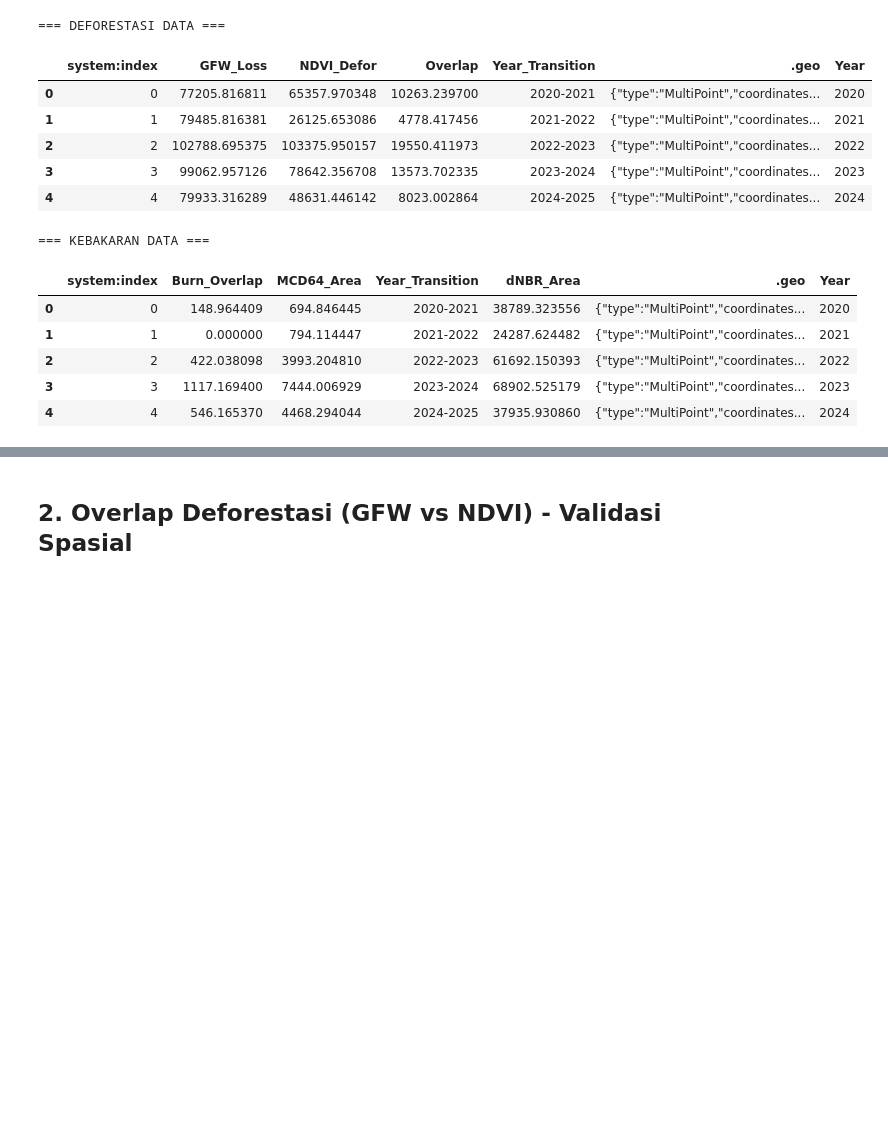
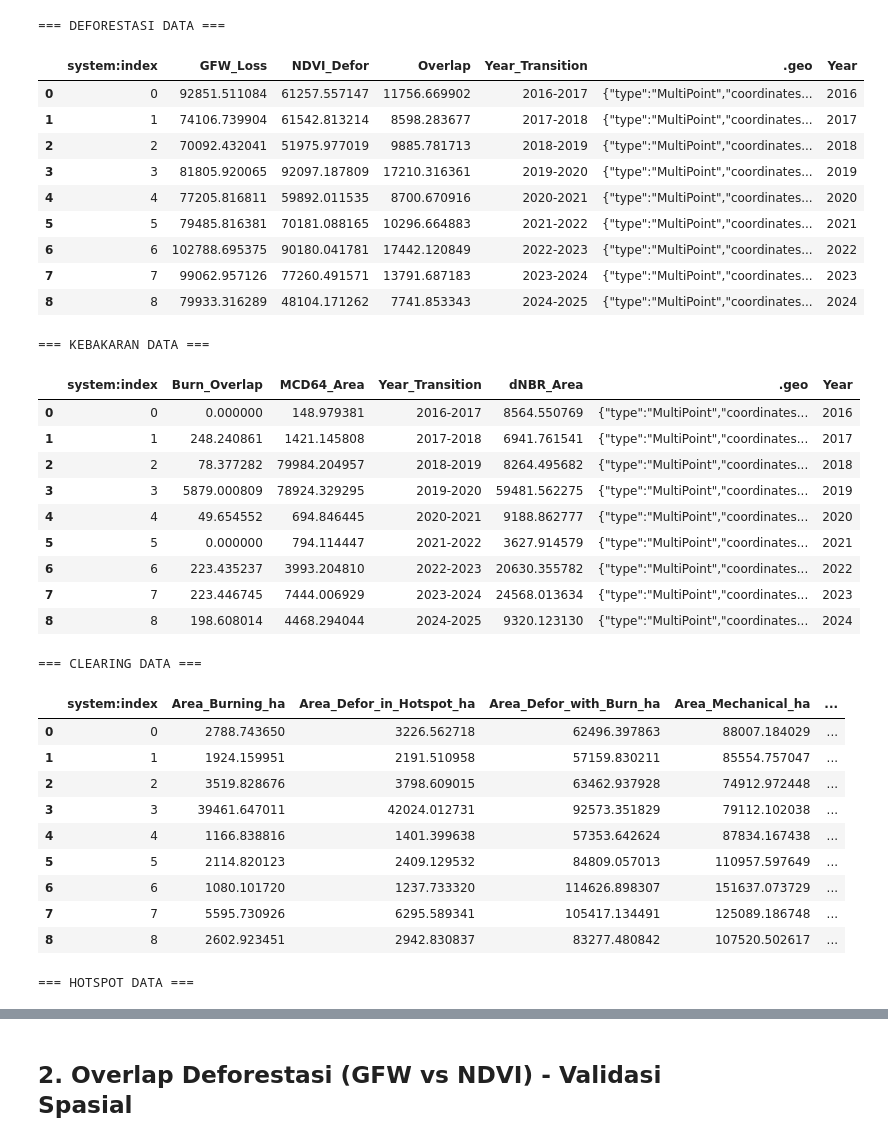
Before and after one commit to FaarisKhairrudin/fire-deforestation-analysis, a Jupyter notebook: GEE/analysis_visualization.ipynb, the cells around one changed output, grey strips where cells are left out. Cells and saved outputs as stored; diff of their text form; code cells hidden in the pictures; blank space fills up the shorter version.

```diff
--- a/GEE/analysis_visualization.ipynb
+++ b/GEE/analysis_visualization.ipynb
@@ -13,10 +13,15 @@ sns.set_style("whitegrid")
 plt.rcParams['figure.figsize'] = (12, 6)
 plt.rcParams['font.size'] = 12
 # %%
-df_defor = pd.read_csv('data/Task_Stats_Deforestasi_Drive.csv')
-df_burn = pd.read_csv('data/Task_Stats_Burn_Drive.csv')
+df_defor = pd.read_csv('data/data_v2/Task_Stats_Deforestasi_Drive(3).csv')
+df_burn = pd.read_csv('data/data_v2/Task_Stats_Burn_Drive(3).csv')
+df_clearing = pd.read_csv('data/data_v2/Tahap4_Clearing_Transition_Stats(3).csv')
+df_hotspot = pd.read_csv('data/data_v2/Task_Stats_Hotspot_Count(1).csv')
+
 df_defor['Year'] = df_defor['Year_Transition'].str[:4].astype(int)
 df_burn['Year'] = df_burn['Year_Transition'].str[:4].astype(int)
+df_clearing['Year'] = df_clearing['Year_Transition'].str[:4].astype(int)
+df_hotspot['Year'] = df_hotspot['year'].astype(int)
 df_defor
 # %% [output]
 |  | system:index | GFW_Loss | NDVI_Defor | Overlap | Year_Transition | .geo | Year |
@@ -28,21 +37,47 @@ df_defor
 # %%
 print('=== DEFORESTASI DATA ===')
 display(df_defor)
 print()
 print('=== KEBAKARAN DATA ===')
 display(df_burn)
+print()
+print('=== CLEARING DATA ===')
+display(df_clearing)
+print()
+print('=== HOTSPOT DATA ===')
+display(df_hotspot)
 # %% [output]
 === DEFORESTASI DATA ===
 |  | system:index | GFW_Loss | NDVI_Defor | Overlap | Year_Transition | .geo | Year |
-| 0 | 0 | 77205.816811 | 65357.970348 | 10263.239700 | 2020-2021 | {"type":"MultiPoint","coordinates... | 2020 |
-| 1 | 1 | 79485.816381 | 26125.653086 | 4778.417456 | 2021-2022 | {"type":"MultiPoint","coordinates... | 2021 |
-| 2 | 2 | 102788.695375 | 103375.950157 | 19550.411973 | 2022-2023 | {"type":"MultiPoint","coordinates... | 2022 |
-| 3 | 3 | 99062.957126 | 78642.356708 | 13573.702335 | 2023-2024 | {"type":"MultiPoint","coordinates... | 2023 |
-| 4 | 4 | 79933.316289 | 48631.446142 | 8023.002864 | 2024-2025 | {"type":"MultiPoint","coordinates... | 2024 |
+| 0 | 0 | 92851.511084 | 61257.557147 | 11756.669902 | 2016-2017 | {"type":"MultiPoint","coordinates... | 2016 |
+| 1 | 1 | 74106.739904 | 61542.813214 | 8598.283677 | 2017-2018 | {"type":"MultiPoint","coordinates... | 2017 |
+| 2 | 2 | 70092.432041 | 51975.977019 | 9885.781713 | 2018-2019 | {"type":"MultiPoint","coordinates... | 2018 |
+| 3 | 3 | 81805.920065 | 92097.187809 | 17210.316361 | 2019-2020 | {"type":"MultiPoint","coordinates... | 2019 |
+| 4 | 4 | 77205.816811 | 59892.011535 | 8700.670916 | 2020-2021 | {"type":"MultiPoint","coordinates... | 2020 |
+| 5 | 5 | 79485.816381 | 70181.088165 | 10296.664883 | 2021-2022 | {"type":"MultiPoint","coordinates... | 2021 |
+| 6 | 6 | 102788.695375 | 90180.041781 | 17442.120849 | 2022-2023 | {"type":"MultiPoint","coordinates... | 2022 |
+| 7 | 7 | 99062.957126 | 77260.491571 | 13791.687183 | 2023-2024 | {"type":"MultiPoint","coordinates... | 2023 |
+| 8 | 8 | 79933.316289 | 48104.171262 | 7741.853343 | 2024-2025 | {"type":"MultiPoint","coordinates... | 2024 |
 === KEBAKARAN DATA ===
 |  | system:index | Burn_Overlap | MCD64_Area | Year_Transition | dNBR_Area | .geo | Year |
-| 0 | 0 | 148.964409 | 694.846445 | 2020-2021 | 38789.323556 | {"type":"MultiPoint","coordinates... | 2020 |
-| 1 | 1 | 0.000000 | 794.114447 | 2021-2022 | 24287.624482 | {"type":"MultiPoint","coordinates... | 2021 |
-| 2 | 2 | 422.038098 | 3993.204810 | 2022-2023 | 61692.150393 | {"type":"MultiPoint","coordinates... | 2022 |
-| 3 | 3 | 1117.169400 | 7444.006929 | 2023-2024 | 68902.525179 | {"type":"MultiPoint","coordinates... | 2023 |
-| 4 | 4 | 546.165370 | 4468.294044 | 2024-2025 | 37935.930860 | {"type":"MultiPoint","coordinates... | 2024 |
+| 0 | 0 | 0.000000 | 148.979381 | 2016-2017 | 8564.550769 | {"type":"MultiPoint","coordinates... | 2016 |
+| 1 | 1 | 248.240861 | 1421.145808 | 2017-2018 | 6941.761541 | {"type":"MultiPoint","coordinates... | 2017 |
+| 2 | 2 | 78.377282 | 79984.204957 | 2018-2019 | 8264.495682 | {"type":"MultiPoint","coordinates... | 2018 |
+| 3 | 3 | 5879.000809 | 78924.329295 | 2019-2020 | 59481.562275 | {"type":"MultiPoint","coordinates... | 2019 |
+| 4 | 4 | 49.654552 | 694.846445 | 2020-2021 | 9188.862777 | {"type":"MultiPoint","coordinates... | 2020 |
+| 5 | 5 | 0.000000 | 794.114447 | 2021-2022 | 3627.914579 | {"type":"MultiPoint","coordinates... | 2021 |
+| 6 | 6 | 223.435237 | 3993.204810 | 2022-2023 | 20630.355782 | {"type":"MultiPoint","coordinates... | 2022 |
+| 7 | 7 | 223.446745 | 7444.006929 | 2023-2024 | 24568.013634 | {"type":"MultiPoint","coordinates... | 2023 |
+| 8 | 8 | 198.608014 | 4468.294044 | 2024-2025 | 9320.123130 | {"type":"MultiPoint","coordinates... | 2024 |
+=== CLEARING DATA ===
+|  | system:index | Area_Burning_ha | Area_Defor_in_Hotspot_ha | Area_Defor_with_Burn_ha | Area_Mechanical_ha | ... |
+| 0 | 0 | 2788.743650 | 3226.562718 | 62496.397863 | 88007.184029 | ... |
+| 1 | 1 | 1924.159951 | 2191.510958 | 57159.830211 | 85554.757047 | ... |
+| 2 | 2 | 3519.828676 | 3798.609015 | 63462.937928 | 74912.972448 | ... |
+| 3 | 3 | 39461.647011 | 42024.012731 | 92573.351829 | 79112.102038 | ... |
+| 4 | 4 | 1166.838816 | 1401.399638 | 57353.642624 | 87834.167438 | ... |
+| 5 | 5 | 2114.820123 | 2409.129532 | 84809.057013 | 110957.597649 | ... |
+| 6 | 6 | 1080.101720 | 1237.733320 | 114626.898307 | 151637.073729 | ... |
+| 7 | 7 | 5595.730926 | 6295.589341 | 105417.134491 | 125089.186748 | ... |
+| 8 | 8 | 2602.923451 | 2942.830837 | 83277.480842 | 107520.502617 | ... |
+=== HOTSPOT DATA ===
```
Also changed, not shown: parts of 24 cells of this notebook, 25 other files.
